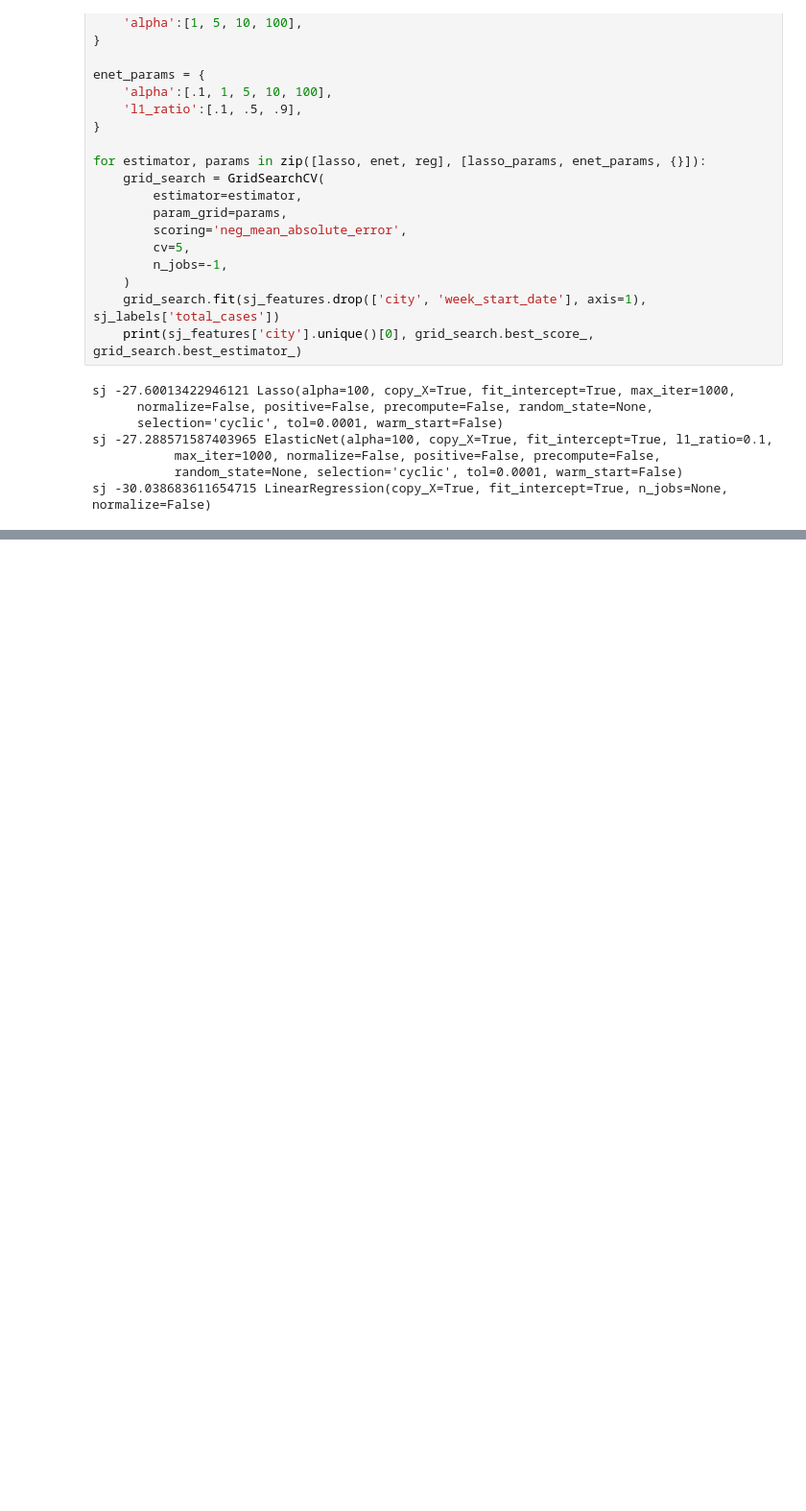
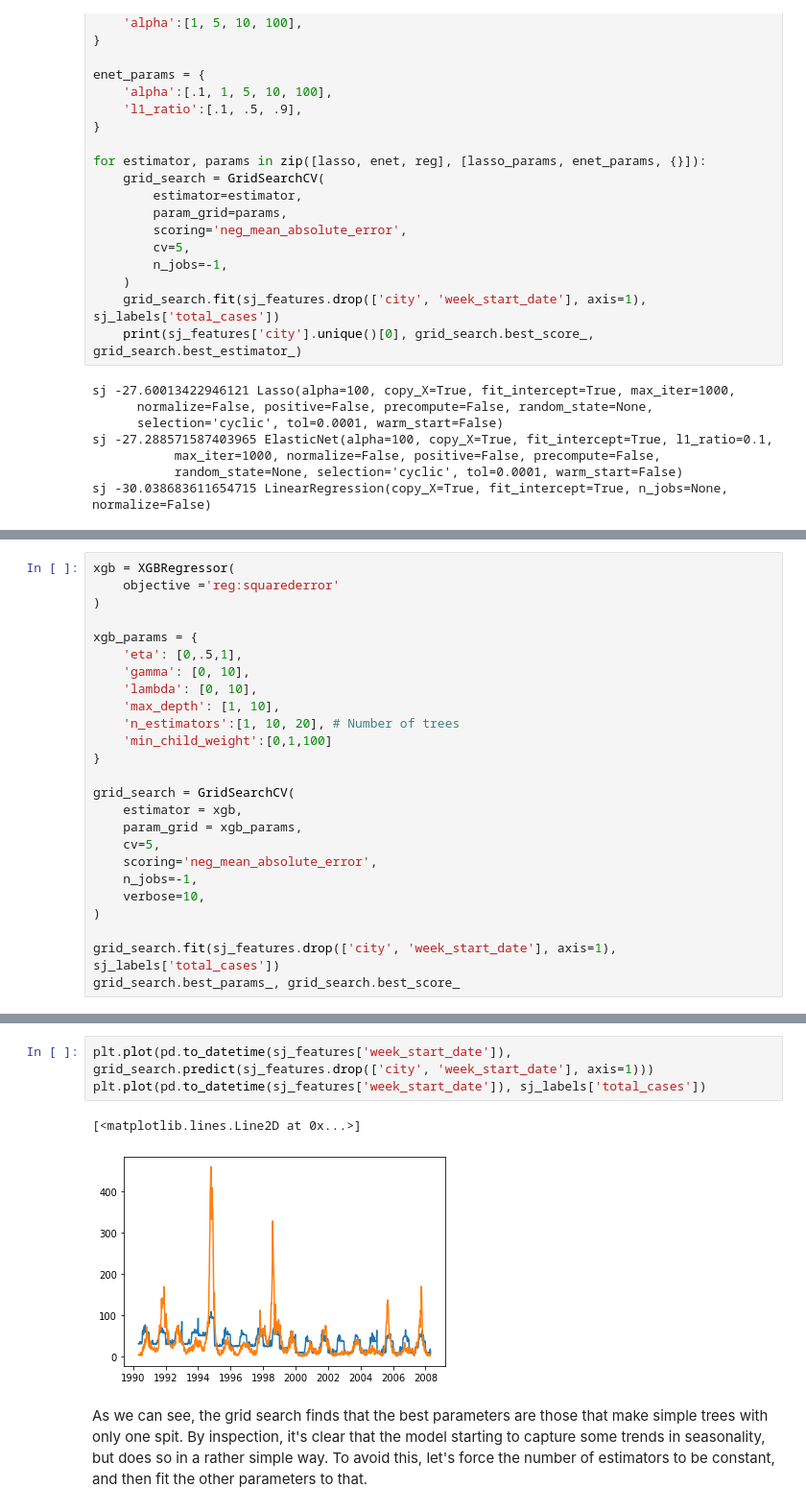
Before and after one commit to jlehrer1/DengAI, a Jupyter notebook: notebooks/data_modeling.ipynb, the cells around one changed output, grey strips where cells are left out. Shown at 96% size. Drawn from its saved outputs; the diff is of its cells as text; blank space fills up the shorter version.

Commit message:
Started testing XGBoost on sj_features

```diff
--- a/notebooks/data_modeling.ipynb
+++ b/notebooks/data_modeling.ipynb
@@ -95,0 +69,25 @@ np.mean(scores)
+# %%
+xgb = XGBRegressor(
+    objective ='reg:squarederror'
+)
+
+xgb_params = {
+    'eta': [0,.5,1],
+    'gamma': [0, 10],
+    'lambda': [0, 10],
+    'max_depth': [1, 10],
+    'n_estimators':[1, 10, 20], # Number of trees
+    'min_child_weight':[0,1,100]
+}
+
+grid_search = GridSearchCV(
+    estimator = xgb,
+    param_grid = xgb_params,
+    cv=5,
+    scoring='neg_mean_absolute_error',
+    n_jobs=-1,
+    verbose=10,
+)
+
+grid_search.fit(sj_features.drop(['city', 'week_start_date'], axis=1), sj_labels['total_cases'])
+grid_search.best_params_, grid_search.best_score_
@@ -95,0 +121,8 @@ np.mean(scores)
+# %%
+plt.plot(pd.to_datetime(sj_features['week_start_date']), grid_search.predict(sj_features.drop(['city', 'week_start_date'], axis=1)))
+plt.plot(pd.to_datetime(sj_features['week_start_date']), sj_labels['total_cases'])
+# %% [output]
+[<matplotlib.lines.Line2D at 0x...>]
+[figure, added]
+# %% [markdown]
+As we can see, the grid search finds that the best parameters are those that make simple trees with only one spit. By inspection, it's clear that the model starting to capture some trends in seasonality, but does so in a rather simple way. To avoid this, let's force the number of estimators to be constant, and then fit the other parameters to that.
```
Also changed, not shown: parts of 8 cells of this notebook.
